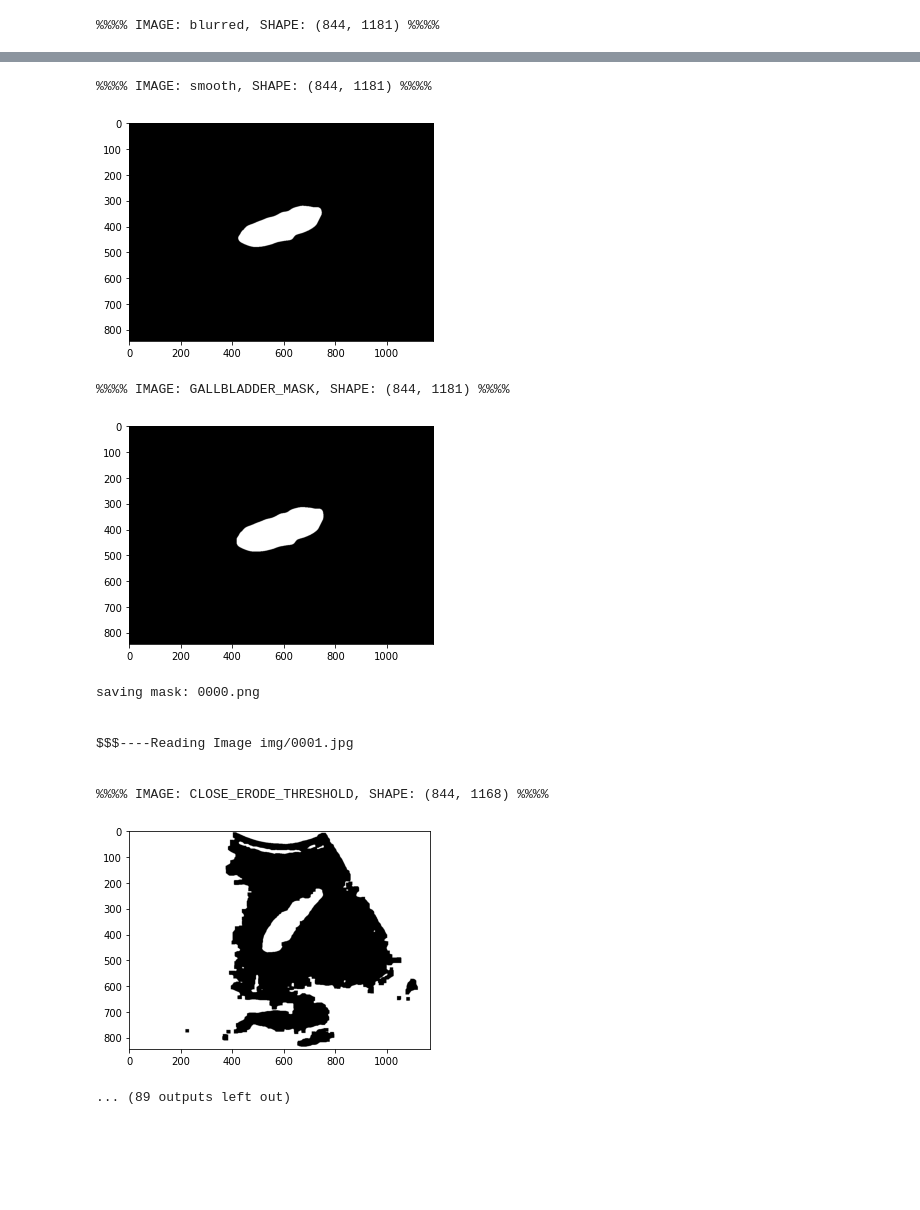
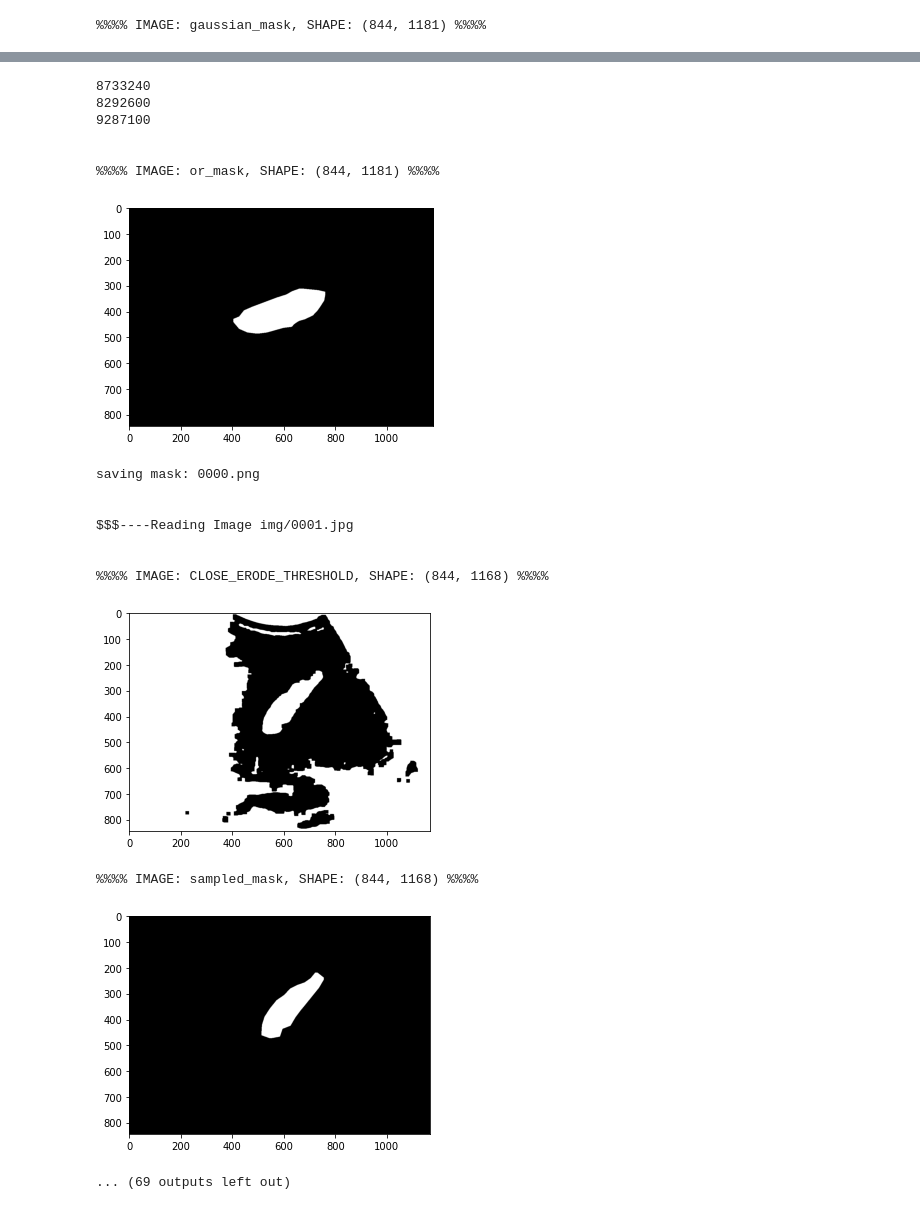
Before and after one commit to CosmoLuminous/Computer-Vision, a Jupyter notebook: A1/binary_mark_v6.ipynb, the cells around one changed output, grey strips where cells are left out. Cells and saved outputs as stored; diff of their text form; code cells hidden in the pictures; blank space fills up the shorter version.

```diff
--- a/A1/binary_mark_v6.ipynb
+++ b/A1/binary_mark_v6.ipynb
@@ -207,9 +207,9 @@ def draw_central_mask(img, height, width):
     return ctr
 
 def smooth_mask(mask, kernel_size=11):
-    blurred  = cv.GaussianBlur(mask, (kernel_size, kernel_size), 0)
-    show_image(blurred, "blurred")
-    _, th = cv.threshold(blurred, 128, 255, cv.THRESH_BINARY)
+    blurred_img  = cv.GaussianBlur(mask, (kernel_size, kernel_size), 0)
+
+    _, th = cv.threshold(blurred_img, 130, 255, cv.THRESH_BINARY)
     return th
 
 def generate_mask(img):
@@ -253,19 +253,32 @@ def generate_mask(img):
         print("alternate")
         gb_ctr = draw_central_mask(erode_close_th, H, W)
 
-    rough_ctr = draw_contour(gb_ctr, H, W)
-    show_image(rough_ctr, "ROUGH_CONTOUR", True)
+    rough_mask = draw_contour(gb_ctr, H, W)
+    #show_image(rough_mask, "ROUGH_CONTOUR", True)
     #Smooth Contour
     enhanced_gb_ctr = approximate_contour(gb_ctr, sample_size = 32)
-    smooth = smooth_mask(rough_ctr, 51)
-    show_image(smooth,"smooth")
 
     #Draw the Smooth Gallbladder Mask
-    gb_mask = draw_contour(enhanced_gb_ctr, H, W)
-    gb_mask = dilate_img(smooth, iter=3)
-    show_image(gb_mask, "GALLBLADDER_MASK", True)
+    sampled_mask = draw_contour(enhanced_gb_ctr, H, W)
+    #show_image(gb_mask, "GB_MASK")
 
-    save_mask(gb_mask, img.split("/")[-1][:-4])
+    sampled_mask = dilate_img(sampled_mask, iter=2)
+    gaussian_mask = dilate_img(rough_mask, iter=2)
+    show_image(sampled_mask, "sampled_mask")
+
+    gaussian_mask = smooth_mask(gaussian_mask, 101)
+
+    show_image(gaussian_mask,"gaussian_mask")
+
+    or_mask = cv.bitwise_or(sampled_mask,gaussian_mask)
+    or_mask = dilate_img(or_mask, iter=1)
+    print(np.sum(sampled_mask))
+    print(np.sum(gaussian_mask))
+    print(np.sum(or_mask))
+    show_image(or_mask,"or_mask")
+
+
+    save_mask(or_mask, img.split("/")[-1][:-4])
 
     return
 
@@ -295,19 +308,24 @@ $$$----Reading Image img/0000.jpg
 [figure]
-%%%% IMAGE: blurred, SHAPE: (844, 1181) %%%%
+%%%% IMAGE: gaussian_mask, SHAPE: (844, 1181) %%%%
 [figure]
-%%%% IMAGE: smooth, SHAPE: (844, 1181) %%%%
+8733240
+8292600
+9287100
+
+
+%%%% IMAGE: or_mask, SHAPE: (844, 1181) %%%%
-[figure, old version]
+[figure, new version]
-%%%% IMAGE: GALLBLADDER_MASK, SHAPE: (844, 1181) %%%%
+saving mask: 0000.png
+
+
+$$$----Reading Image img/0001.jpg
+
+
+%%%% IMAGE: CLOSE_ERODE_THRESHOLD, SHAPE: (844, 1168) %%%%
-[figure, old version]
+[figure, new version]
-saving mask: 0000.png
-
-
-$$$----Reading Image img/0001.jpg
-
-
-%%%% IMAGE: CLOSE_ERODE_THRESHOLD, SHAPE: (844, 1168) %%%%
+%%%% IMAGE: sampled_mask, SHAPE: (844, 1168) %%%%
-[figure, old version]
+[figure, new version]
-... (89 outputs left out)
+... (69 outputs left out)
 # %%
 import os
 import cv2 as cv
```
Also changed, not shown: parts of 1 cell of this notebook, 29 other files.
